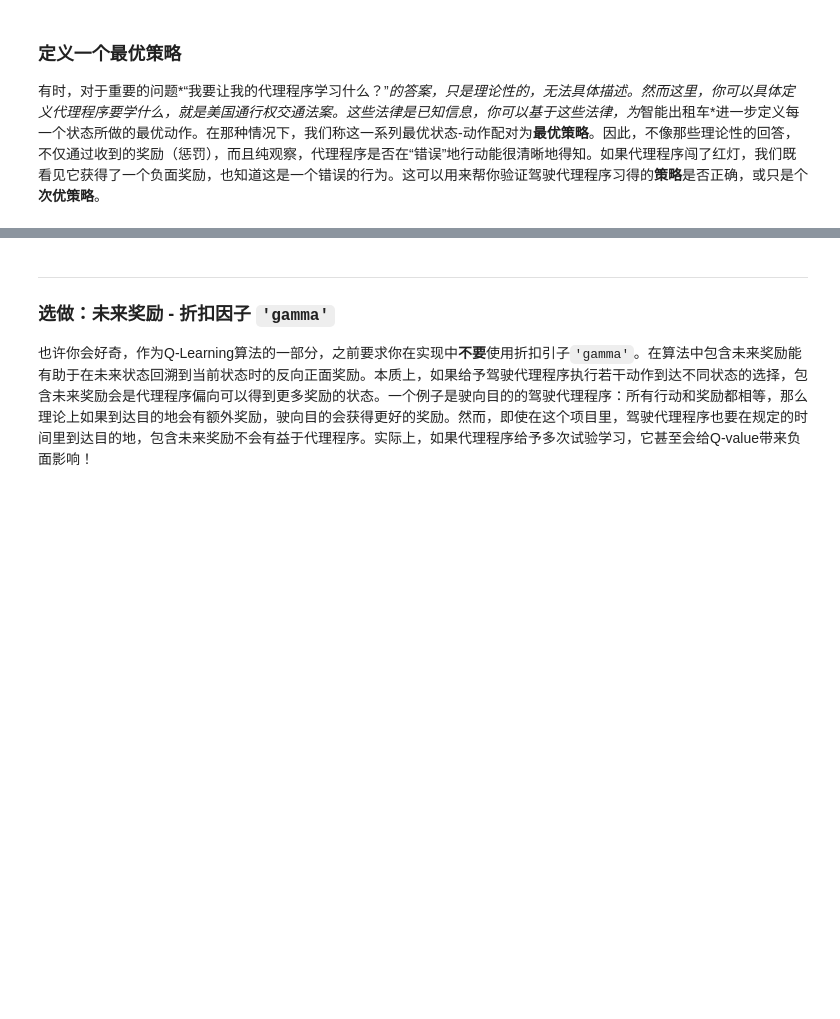
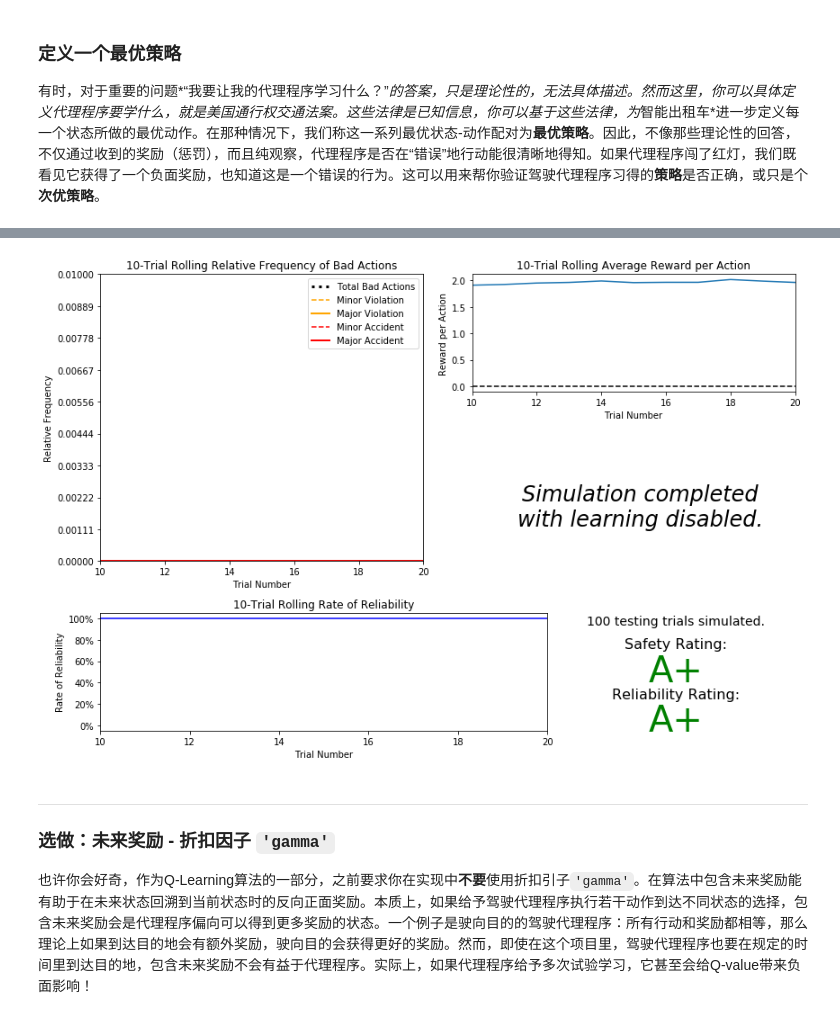
Before and after one commit to mtyylx/MLND, a Jupyter notebook: P4_Smart_Cab/smartcab.ipynb, the cells around one changed output, grey strips where cells are left out. Drawn from its saved outputs; the diff is of its cells as text; code cells hidden in the pictures; blank space fills up the shorter version.

```diff
--- a/P4_Smart_Cab/smartcab.ipynb
+++ b/P4_Smart_Cab/smartcab.ipynb
@@ -240,3 +581,8 @@ vs.plot_trials('sim_improved-learning.csv')
+# %%
+# Load the 'sim_no-learning' log file from the initial simulation results
+vs.plot_trials('sim_no-learning.csv')
+# %% [output]
+[figure, added]
 # %% [markdown]
 -----
 ### 选做：未来奖励 - 折扣因子 `'gamma'`
```
Also changed, not shown: parts of 28 cells of this notebook, 4 other files.
